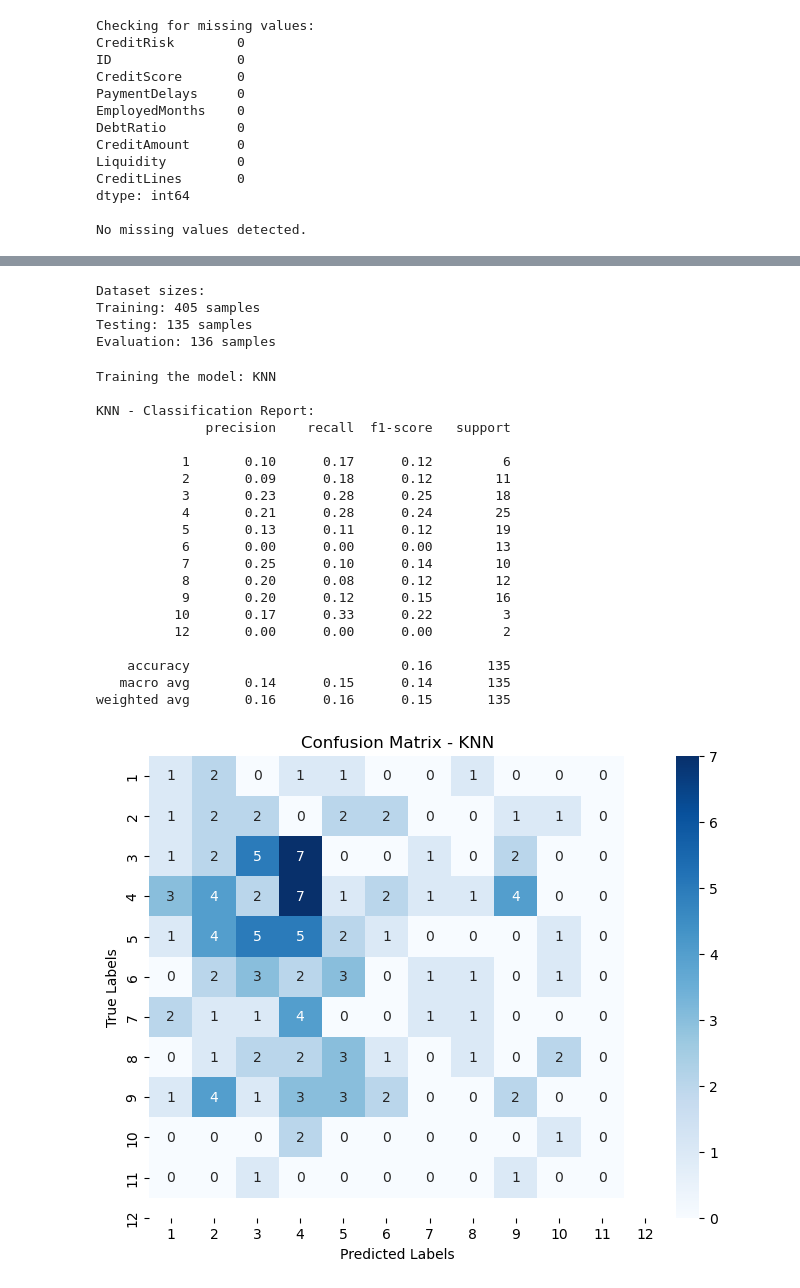
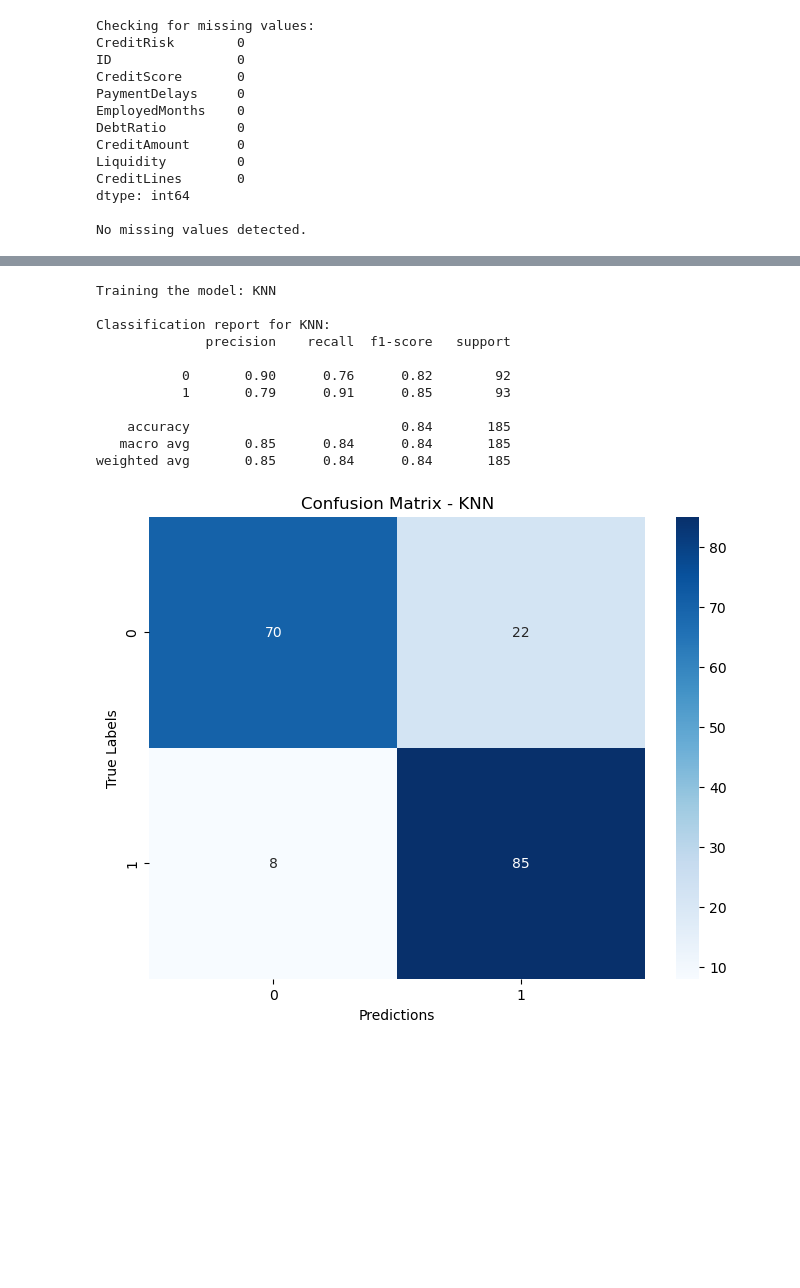
Before and after one commit to MarDom15/Zoomcamp, a Jupyter notebook: Project_1/Project_prog.ipynb, the cells around one changed output, grey strips where cells are left out. Cells and saved outputs as stored; diff of their text form; code cells hidden in the pictures; blank space fills up the shorter version.

```diff
--- a/Project_1/Project_prog.ipynb
+++ b/Project_1/Project_prog.ipynb
@@ -97,5 +94,3 @@ Categorical columns: []
 # %%
-# Encode categorical features
-if len(categorical_cols) > 0:
-    print("\nEncoding categorical features...")
-    X = pd.get_dummies(X, columns=categorical_cols, drop_first=True)
+# One-hot encoding for categorical features (if any)
+X = pd.get_dummies(X, drop_first=True)
@@ -126,16 +97,5 @@ AttributeError: 'numpy.ndarray' object has no attribute 'head'
 # %%
-# Split the data into training (60%), testing (20%), and evaluation (20%) sets
-X_train, X_temp, y_train, y_temp = train_test_split(X, y, test_size=0.4, random_state=42)
-X_test, X_eval, y_test, y_eval = train_test_split(X_temp, y_temp, test_size=0.5, random_state=42)
-
-# Display dataset sizes
-print(f"\nDataset sizes:")
-print(f"Training: {X_train.shape[0]} samples")
-print(f"Testing: {X_test.shape[0]} samples")
-print(f"Evaluation: {X_eval.shape[0]} samples")
+# Step 3: Split the dataset into training, testing, and validation sets
+X_train, X_temp, y_train, y_temp = train_test_split(X, y, test_size=0.4, random_state=42, stratify=y)
+X_test, X_eval, y_test, y_eval = train_test_split(X_temp, y_temp, test_size=0.5, random_state=42, stratify=y_temp)
-# %% [output]
-Dataset sizes:
-Training: 405 samples
-Testing: 135 samples
-Evaluation: 136 samples
 # %%
@@ -151,68 +111,51 @@ models = {
 # Initialize a dictionary to store the results of each model
 results = {}
 # %%
-# Loop through each model
 for name, model in models.items():
     print(f"\nTraining the model: {name}")
-    # Train the model
     model.fit(X_train, y_train)
+    y_pred = model.predict(X_test)
+    y_proba = model.predict_proba(X_test)[:, 1] if hasattr(model, "predict_proba") else None
 
-    # Make predictions on the test set
-    y_pred = model.predict(X_test)
-
-    # If the model supports probability predictions, calculate ROC AUC
-    if hasattr(model, "predict_proba"):
-        y_proba = model.predict_proba(X_test)
-        roc_auc = roc_auc_score(y_test, y_proba, multi_class="ovr")
-    else:
-        roc_auc = np.nan  # Not applicable for models like SVM without probabilistic kernels
-
-    # Calculate evaluation metrics
+    # Calculate performance metrics
     accuracy = accuracy_score(y_test, y_pred)
-    precision = precision_score(y_test, y_pred, average="weighted")
-    recall = recall_score(y_test, y_pred, average="weighted")
-    f1 = f1_score(y_test, y_pred, average="weighted")
+    precision = precision_score(y_test, y_pred, average="binary")
+    recall = recall_score(y_test, y_pred, average="binary")
+    f1 = f1_score(y_test, y_pred, average="binary")
+    roc_auc = roc_auc_score(y_test, y_proba) if y_proba is not None else np.nan
 
     # Store the results
     results[name] = {
         "Accuracy": accuracy,
         "Precision": precision,
         "Recall": recall,
         "F1-Score": f1,
         "ROC AUC": roc_auc
     }
-# Display the classification report
-    print(f"\n{name} - Classification Report:")
+
+    # Print classification report
+    print(f"\nClassification report for {name}:")
     print(classification_report(y_test, y_pred))
 
-    # Plot the confusion matrix
+    # Confusion matrix plot
     conf_matrix = confusion_matrix(y_test, y_pred)
     plt.figure(figsize=(8, 6))
-    sns.heatmap(conf_matrix, annot=True, fmt="d", cmap="Blues", xticklabels=np.unique(y), yticklabels=np.unique(y))
+    sns.heatmap(conf_matrix, annot=True, fmt="d", cmap="Blues")
     plt.title(f"Confusion Matrix - {name}")
-    plt.xlabel("Predicted Labels")
+    plt.xlabel("Predictions")
     plt.ylabel("True Labels")
     plt.show()
 # %% [output]
 Training the model: KNN
 
-KNN - Classification Report:
+Classification report for KNN:
               precision    recall  f1-score   support
 
-           1       0.10      0.17      0.12         6
-           2       0.09      0.18      0.12        11
-           3       0.23      0.28      0.25        18
-           4       0.21      0.28      0.24        25
-           5       0.13      0.11      0.12        19
-           6       0.00      0.00      0.00        13
-           7       0.25      0.10      0.14        10
-           8       0.20      0.08      0.12        12
-           9       0.20      0.12      0.15        16
-          10       0.17      0.33      0.22         3
-          12       0.00      0.00      0.00         2
+           0       0.90      0.76      0.82        92
+           1       0.79      0.91      0.85        93
 
-    accuracy                           0.16       135
-   macro avg       0.14      0.15      0.14       135
-weighted avg       0.16      0.16      0.15       135
+    accuracy                           0.84       185
+   macro avg       0.85      0.84      0.84       185
+weighted avg       0.85      0.84      0.84       185
-[figure, old version]
+[figure, new version]
 Training the model: Random Forest
```
Also changed, not shown: parts of 16 cells of this notebook, 2 other files.
